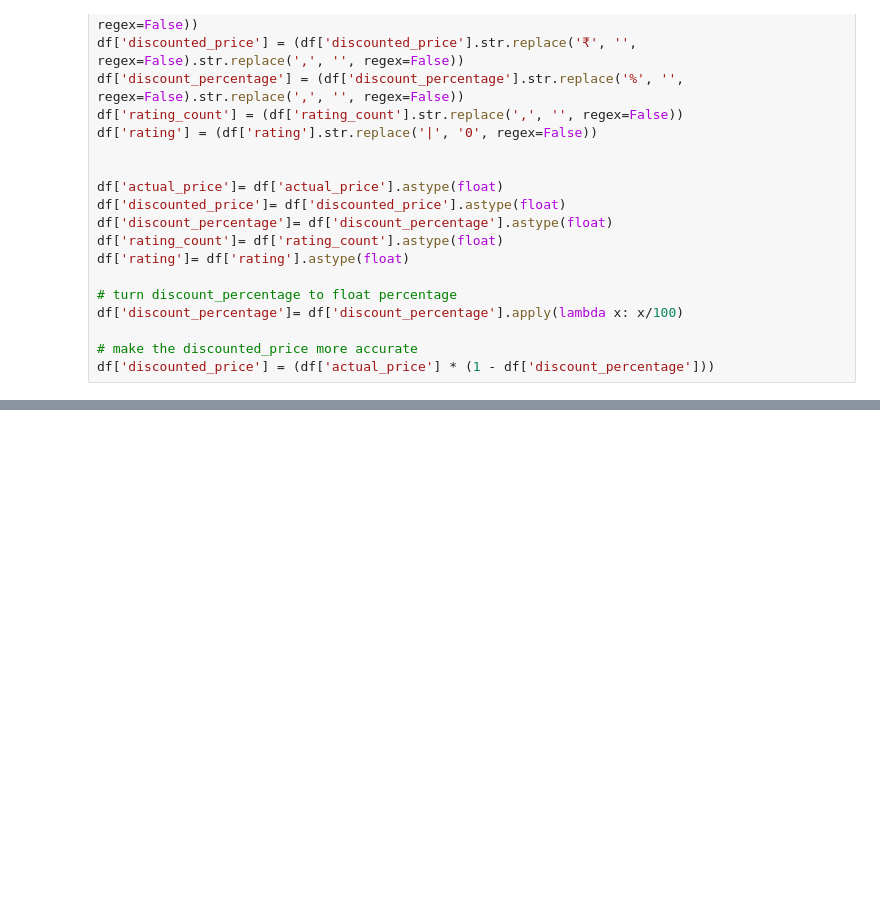
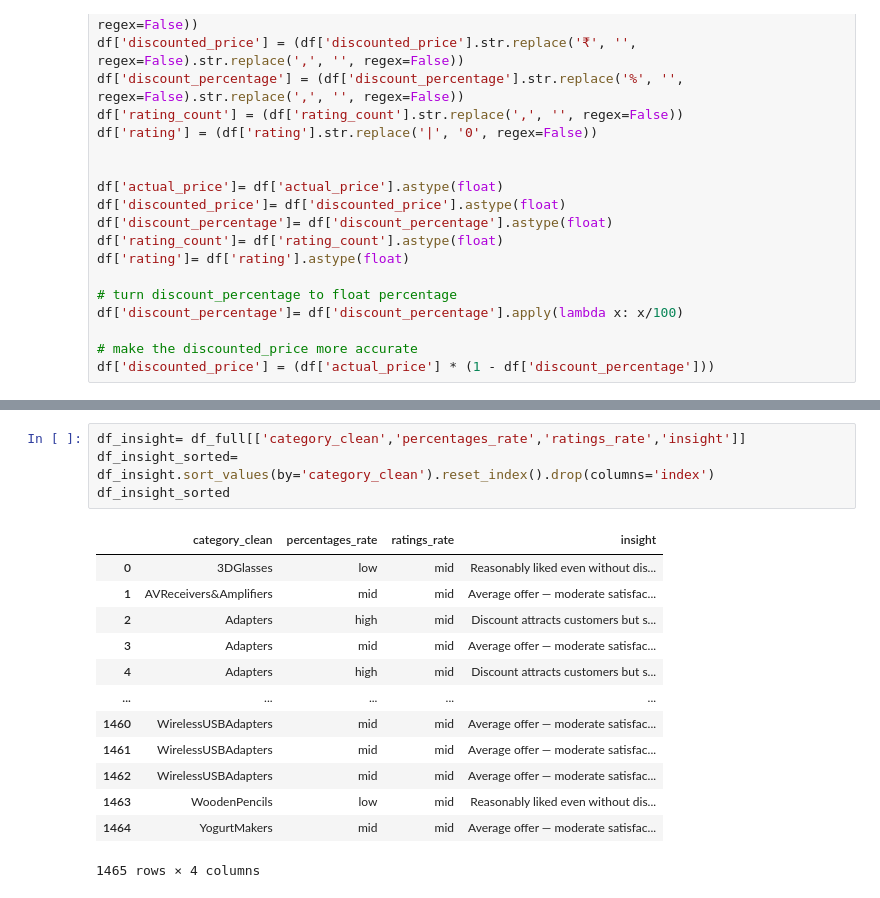
Before and after one commit to Mina-Makram-001/3_Amazon_Sales_Analysis_Project, a Jupyter notebook: 3_Business-Oriented_Questions/1_.ipynb, the cells around one changed output, grey strips where cells are left out. Drawn from its saved outputs; the diff is of its cells as text; blank space fills up the shorter version.

```diff
--- a/3_Business-Oriented_Questions/1_.ipynb
+++ b/3_Business-Oriented_Questions/1_.ipynb
@@ -41,0 +197,18 @@ df['discounted_price'] = (df['actual_price'] * (1 - df['discount_percentage']))
+# %%
+df_insight= df_full[['category_clean','percentages_rate','ratings_rate','insight']]
+df_insight_sorted= df_insight.sort_values(by='category_clean').reset_index().drop(columns='index')
+df_insight_sorted
+# %% [output]
+|  | category_clean | percentages_rate | ratings_rate | insight |
+| 0 | 3DGlasses | low | mid | Reasonably liked even without dis... |
+| 1 | AVReceivers&Amplifiers | mid | mid | Average offer — moderate satisfac... |
+| 2 | Adapters | high | mid | Discount attracts customers but s... |
+| 3 | Adapters | mid | mid | Average offer — moderate satisfac... |
+| 4 | Adapters | high | mid | Discount attracts customers but s... |
+| ... | ... | ... | ... | ... |
+| 1460 | WirelessUSBAdapters | mid | mid | Average offer — moderate satisfac... |
+| 1461 | WirelessUSBAdapters | mid | mid | Average offer — moderate satisfac... |
+| 1462 | WirelessUSBAdapters | mid | mid | Average offer — moderate satisfac... |
+| 1463 | WoodenPencils | low | mid | Reasonably liked even without dis... |
+| 1464 | YogurtMakers | mid | mid | Average offer — moderate satisfac... |
+1465 rows × 4 columns
```
Also changed, not shown: parts of 13 cells of this notebook, 1 other file.
